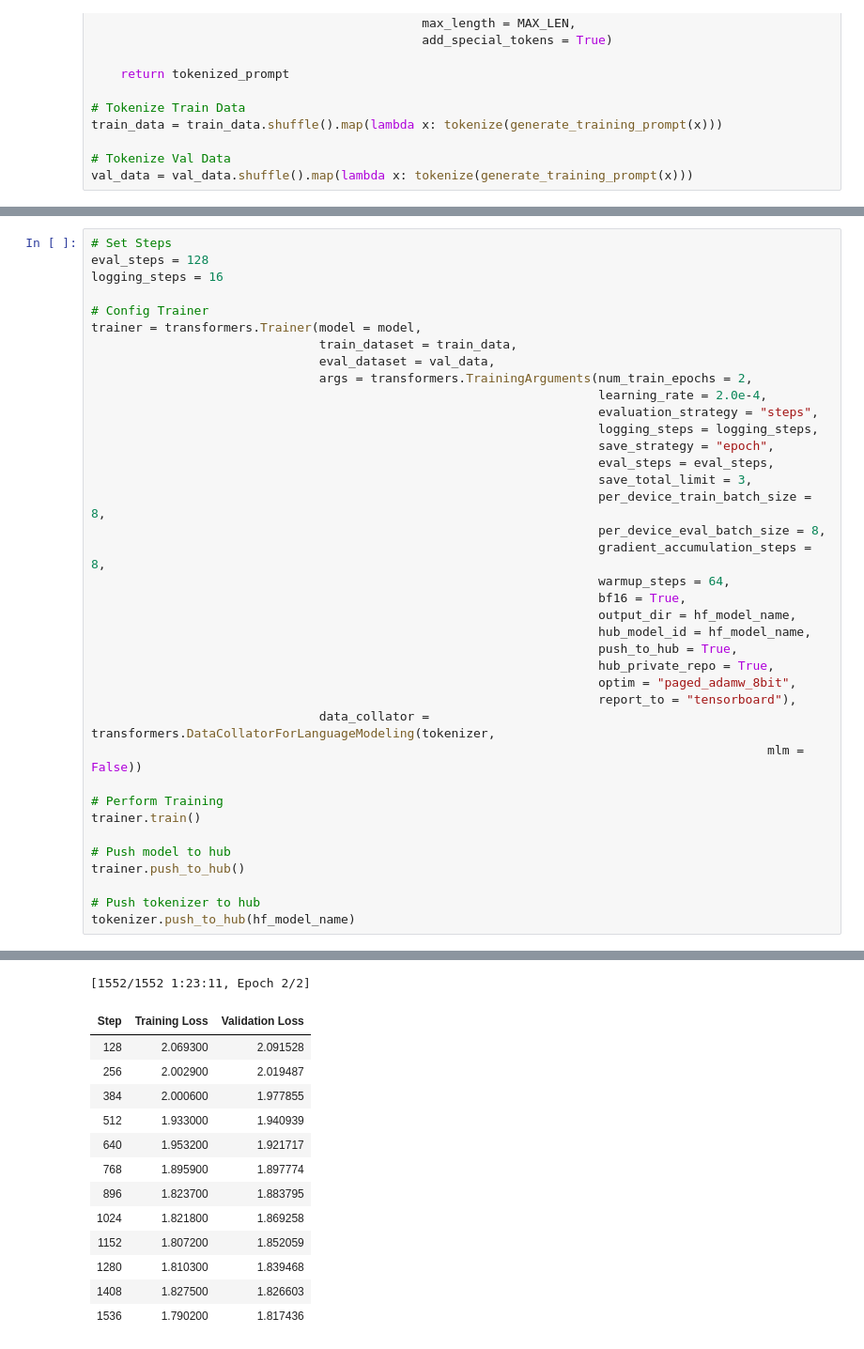
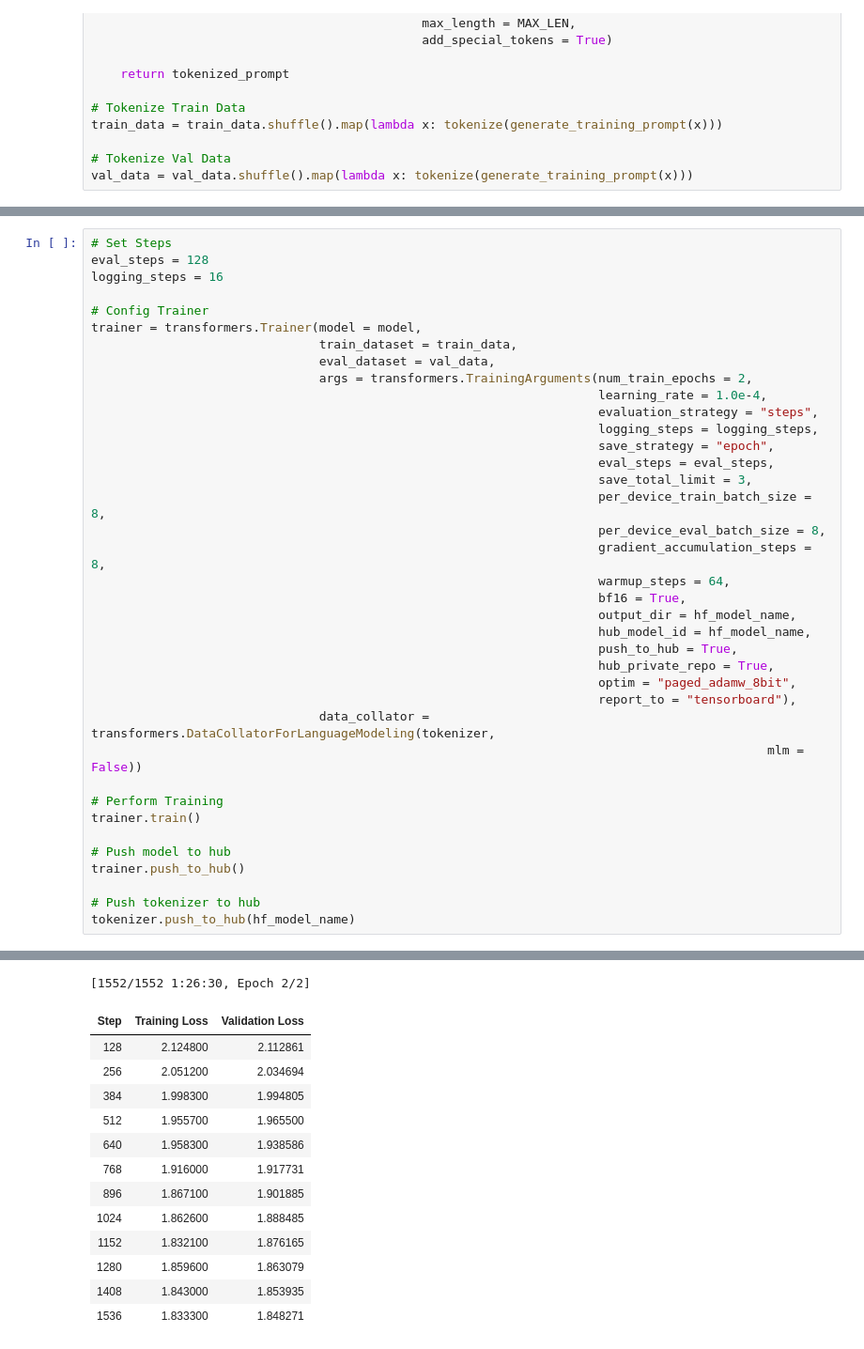
Before and after one commit to RobinSmits/Dutch-LLMs, a Jupyter notebook: PolyLM_1_7B_Alpaca_Clean_Dutch_Qlora.ipynb, the cells around one changed output, grey strips where cells are left out. Shown at 94% size. Cells and saved outputs as stored; diff of their text form.

Commit message:
Created with Google Colaboratory - Updated lower learning rate

```diff
--- a/PolyLM_1_7B_Alpaca_Clean_Dutch_Qlora.ipynb
+++ b/PolyLM_1_7B_Alpaca_Clean_Dutch_Qlora.ipynb
@@ -272,7 +272,7 @@ trainer = transformers.Trainer(model = model,
                                train_dataset = train_data,
                                eval_dataset = val_data,
                                args = transformers.TrainingArguments(num_train_epochs = 2,
-                                                                     learning_rate = 2.0e-4,
+                                                                     learning_rate = 1.0e-4,
                                                                      evaluation_strategy = "steps",
                                                                      logging_steps = logging_steps,
                                                                      save_strategy = "epoch",
@@ -306,17 +306,17 @@ WARNING:huggingface_hub.repository:Cloning https://huggingface.co/robinsmits/pol
-[1552/1552 1:23:11, Epoch 2/2]
+[1552/1552 1:26:30, Epoch 2/2]
 | Step | Training Loss | Validation Loss |
-| 128 | 2.069300 | 2.091528 |
-| 256 | 2.002900 | 2.019487 |
-| 384 | 2.000600 | 1.977855 |
-| 512 | 1.933000 | 1.940939 |
-| 640 | 1.953200 | 1.921717 |
-| 768 | 1.895900 | 1.897774 |
-| 896 | 1.823700 | 1.883795 |
-| 1024 | 1.821800 | 1.869258 |
-| 1152 | 1.807200 | 1.852059 |
-| 1280 | 1.810300 | 1.839468 |
-| 1408 | 1.827500 | 1.826603 |
-| 1536 | 1.790200 | 1.817436 |
+| 128 | 2.124800 | 2.112861 |
+| 256 | 2.051200 | 2.034694 |
+| 384 | 1.998300 | 1.994805 |
+| 512 | 1.955700 | 1.965500 |
+| 640 | 1.958300 | 1.938586 |
+| 768 | 1.916000 | 1.917731 |
+| 896 | 1.867100 | 1.901885 |
+| 1024 | 1.862600 | 1.888485 |
+| 1152 | 1.832100 | 1.876165 |
+| 1280 | 1.859600 | 1.863079 |
+| 1408 | 1.843000 | 1.853935 |
+| 1536 | 1.833300 | 1.848271 |
 Several commits (2) will be pushed upstream.
 WARNING:huggingface_hub.repository:Several commits (2) will be pushed upstream.
 The progress bars may be unreliable.
```
Also changed, not shown: parts of 3 cells of this notebook.
